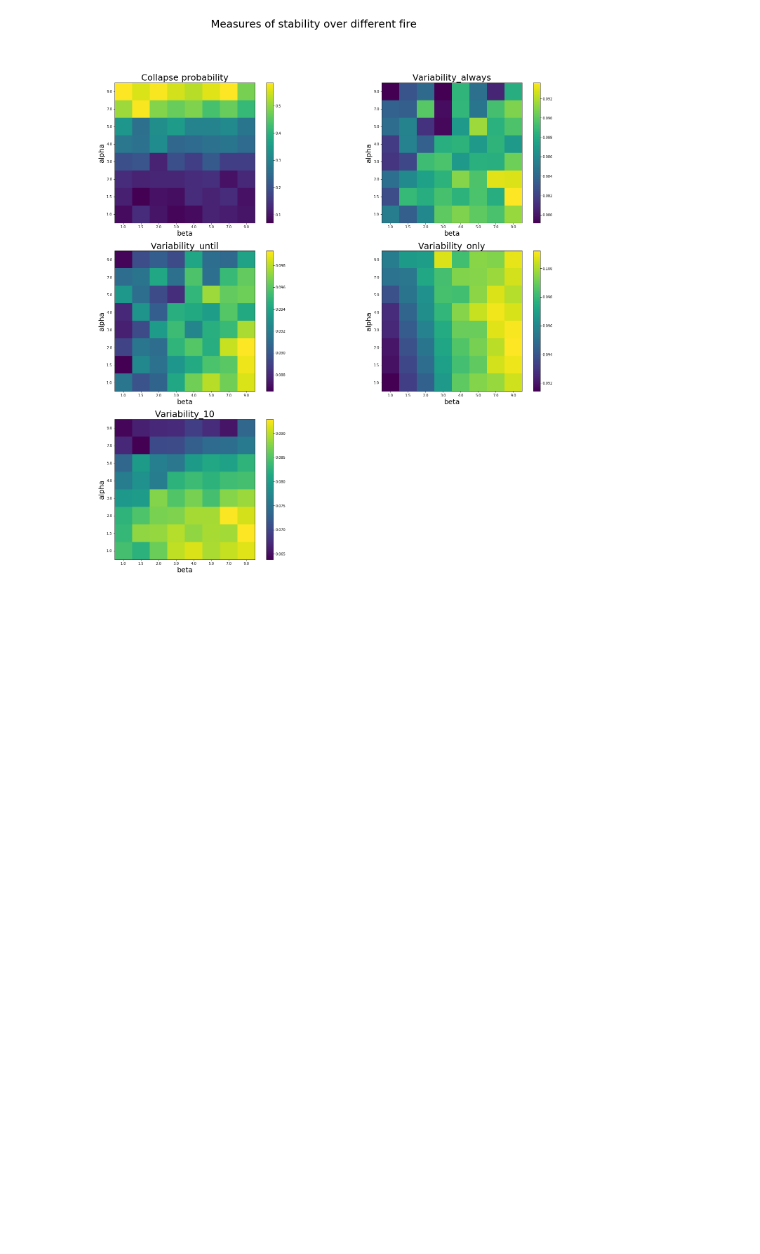
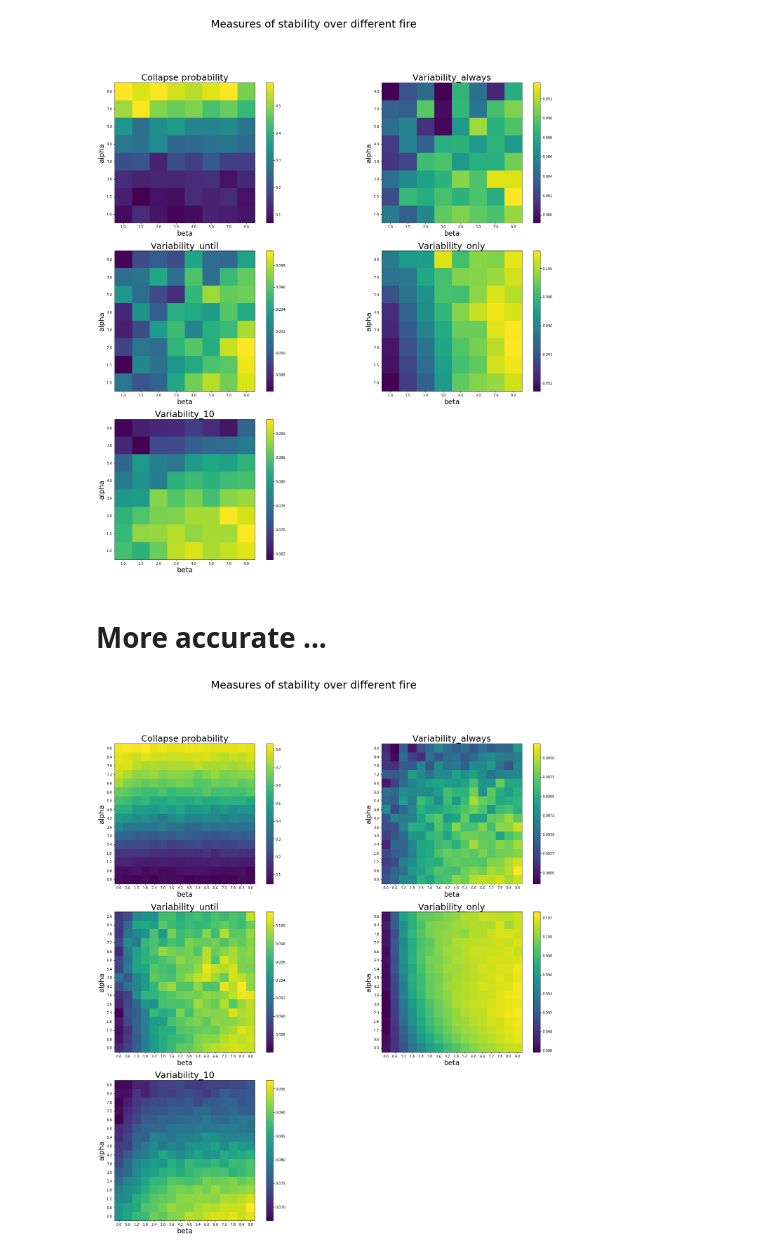
Before and after one commit to cavaillesj/internship_moulis, a Jupyter notebook: study of the parameter alpha and beta.ipynb, the cells around one changed output. Cells and saved outputs as stored; diff of their text form; code cells hidden in the pictures; blank space fills up the shorter version.

```diff
--- a/study of the parameter alpha and beta.ipynb
+++ b/study of the parameter alpha and beta.ipynb
@@ -56,3 +56,5 @@ for i, compute_measures in enumerate(Compute_measures.keys()):
 plt.savefig("plot/alpha_beta")
 # %% [output]
 [figure]
+# %% [markdown]
+# More accurate ...
@@ -58,0 +96,22 @@ plt.savefig("plot/alpha_beta")
+# %%
+plt.figure(figsize = (25, 25))
+plt.suptitle("Measures of stability over different fire", fontsize=30)
+
+Compute_measures = {"Collapse probability": Collapse,
+                    "Variability_always": Variability_always,
+                    "Variability_until": Variability_until,
+                    "Variability_only":Variability_only,
+                    "Variability_10":Variability_10}
+
+for i, compute_measures in enumerate(Compute_measures.keys()):
+    plt.subplot(3,2,i+1)
+    plt.imshow(Compute_measures[compute_measures], origin = "bottom")
+    plt.yticks(np.arange(len(Alpha)), np.round(Alpha/0.01)/100)
+    plt.xticks(np.arange(len(Beta)), np.round(Beta/0.01)/100)
+    plt.colorbar()
+    plt.title(compute_measures, fontsize=25)
+    plt.ylabel("alpha", fontsize=20)
+    plt.xlabel("beta", fontsize=20)
+plt.savefig("plot/alpha_beta_accurate")
+# %% [output]
+[figure, added]
```
Also changed, not shown: parts of 1 cell of this notebook, 1 other file.
